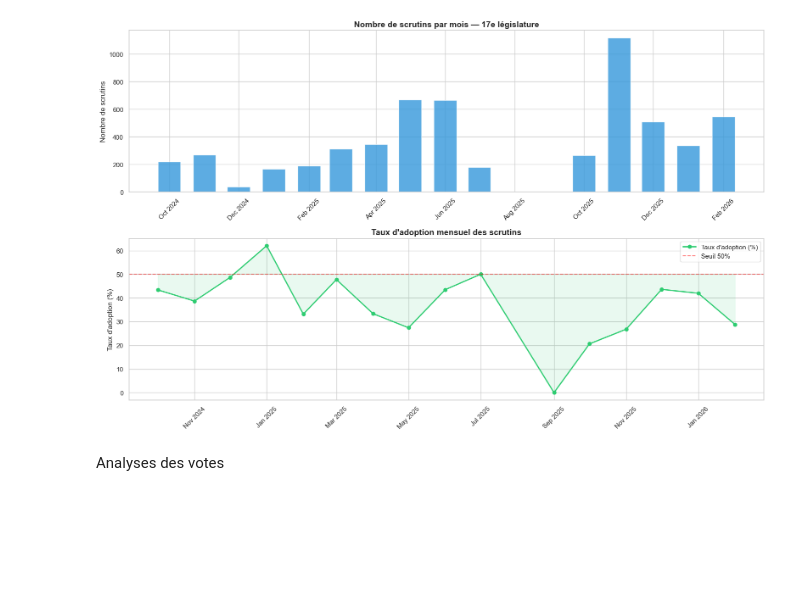
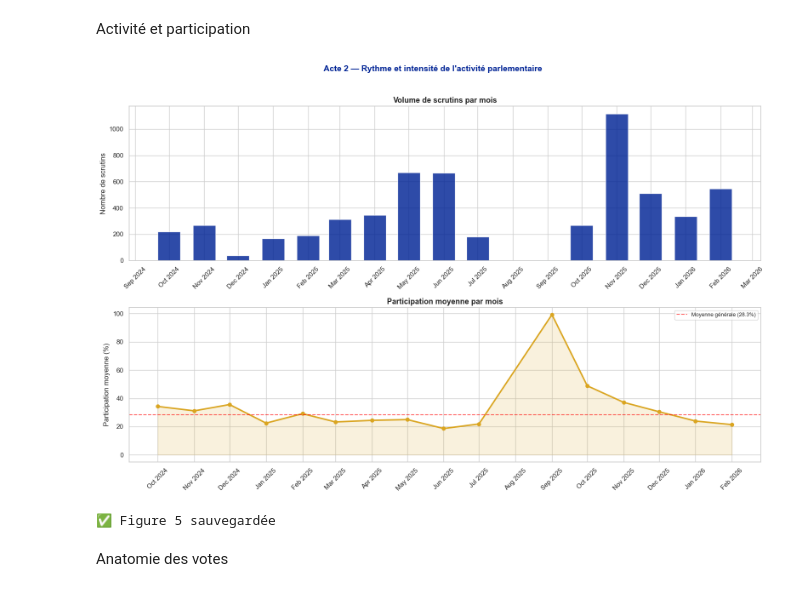
Before and after one commit to SNZAMBA65/data-pipeline-emploi, a Jupyter notebook: notebooks/02_analyse_scrutins.ipynb, the cells around one changed output. Cells and saved outputs as stored; diff of their text form; code cells hidden in the pictures; blank space fills up the shorter version.

```diff
--- a/notebooks/02_analyse_scrutins.ipynb
+++ b/notebooks/02_analyse_scrutins.ipynb
@@ -30,62 +305,54 @@ Période : 2024-10-08 → 2026-02-27
+# %% [markdown]
+Activité et participation
 # %%
-scrutins_mois = (
-    df_scrutins
-    .groupby(df_scrutins["date"].dt.to_period("M"))
-    .agg(
-        nb_scrutins=("uid", "count"),
-        taux_adoption=("adopte", "mean"),
-        participation_moy=("taux_participation", "mean")
-    )
-    .reset_index()
-)
-scrutins_mois["date"] = scrutins_mois["date"].dt.to_timestamp()
-
 fig, axes = plt.subplots(2, 1, figsize=(16, 10))
 
-# Nombre de scrutins par mois
 axes[0].bar(
-    scrutins_mois["date"],
-    scrutins_mois["nb_scrutins"],
-    width=20, color="#3498db", alpha=0.8, edgecolor="white"
-)
-axes[0].set_title(
-    "Nombre de scrutins par mois — 17e législature",
-    fontsize=14, fontweight="bold"
+    scrutins_mois["date"], scrutins_mois["nb"],
+    width=20, color="#002395", alpha=0.82, edgecolor="white"
 )
 axes[0].set_ylabel("Nombre de scrutins")
+axes[0].set_title("Volume de scrutins par mois",
+                   fontsize=13, fontweight="bold")
 axes[0].xaxis.set_major_formatter(mdates.DateFormatter("%b %Y"))
-axes[0].xaxis.set_major_locator(mdates.MonthLocator(interval=2))
+axes[0].xaxis.set_major_locator(mdates.MonthLocator(interval=1))
 plt.setp(axes[0].xaxis.get_majorticklabels(), rotation=45)
 
-# Taux d'adoption par mois
 axes[1].plot(
-    scrutins_mois["date"],
-    scrutins_mois["taux_adoption"] * 100,
-    marker="o", color="#2ecc71", linewidth=2, label="Taux d'adoption (%)"
+    scrutins_mois["date"], scrutins_mois["participation"],
+    marker="o", color="#DAA520", linewidth=2.5
 )
-axes[1].axhline(50, color="red", linestyle="--", alpha=0.5, label="Seuil 50%")
 axes[1].fill_between(
-    scrutins_mois["date"],
-    scrutins_mois["taux_adoption"] * 100,
-    50, alpha=0.1, color="#2ecc71"
+    scrutins_mois["date"], scrutins_mois["participation"],
+    alpha=0.15, color="#DAA520"
 )
-axes[1].set_title(
-    "Taux d'adoption mensuel des scrutins",
-    fontsize=14, fontweight="bold"
+axes[1].axhline(
+    df_scrutins["taux_participation"].mean(),
+    color="red", linestyle="--", alpha=0.6,
+    label=f"Moyenne générale ({df_scrutins['taux_participation'].mean():.1f}%)"
 )
-axes[1].set_ylabel("Taux d'adoption (%)")
-axes[1].legend()
+axes[1].set_ylabel("Participation moyenne (%)")
+axes[1].set_title("Participation moyenne par mois",
+                   fontsize=13, fontweight="bold")
+axes[1].legend(fontsize=9)
 axes[1].xaxis.set_major_formatter(mdates.DateFormatter("%b %Y"))
-axes[1].xaxis.set_major_locator(mdates.MonthLocator(interval=2))
+axes[1].xaxis.set_major_locator(mdates.MonthLocator(interval=1))
 plt.setp(axes[1].xaxis.get_majorticklabels(), rotation=45)
 
+plt.suptitle(
+    "Acte 2 — Rythme et intensité de l'activité parlementaire",
+    fontsize=14, fontweight="bold", y=1.02, color="#002395"
+)
 plt.tight_layout()
-plt.savefig("../data/processed/04_evolution_scrutins.png", dpi=150, bbox_inches="tight")
+plt.savefig("../data/processed/05_activite_participation.png",
+            dpi=150, bbox_inches="tight")
 plt.show()
+print("✅ Figure 5 sauvegardée")
 # %% [output]
-[figure, old version]
+[figure, new version]
+✅ Figure 5 sauvegardée
 # %% [markdown]
-Analyses des votes
+Anatomie des votes
 # %%
 fig, axes = plt.subplots(1, 2, figsize=(16, 6))
 
```
Also changed, not shown: parts of 26 cells of this notebook, 3 other files.
